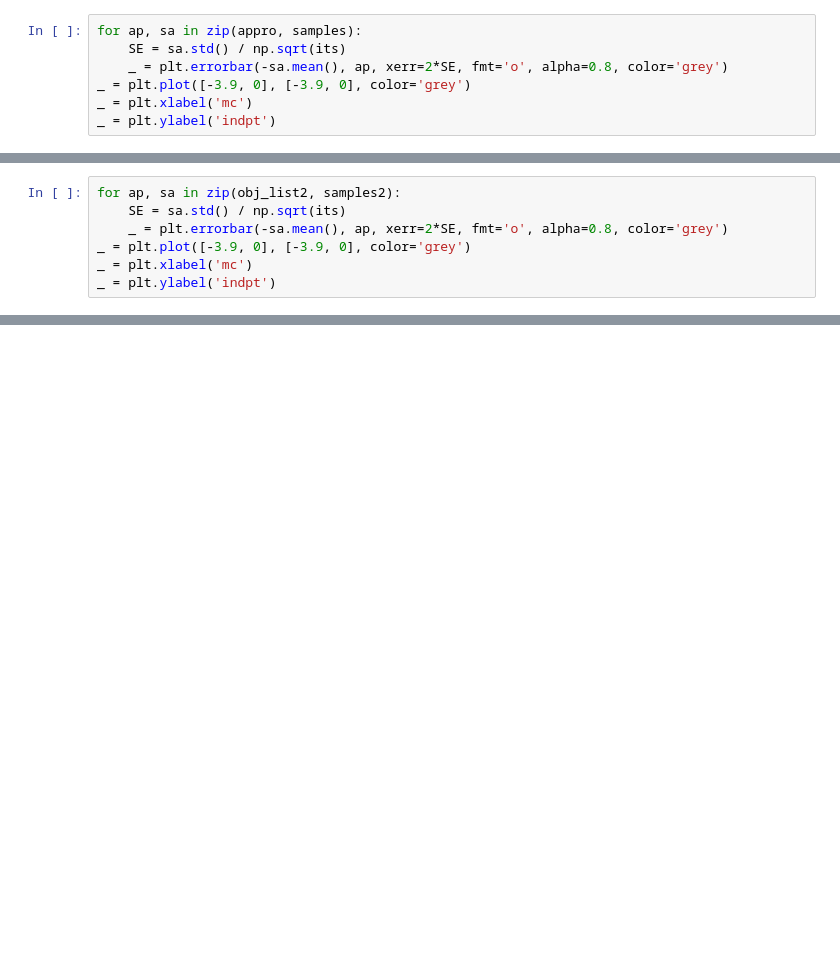
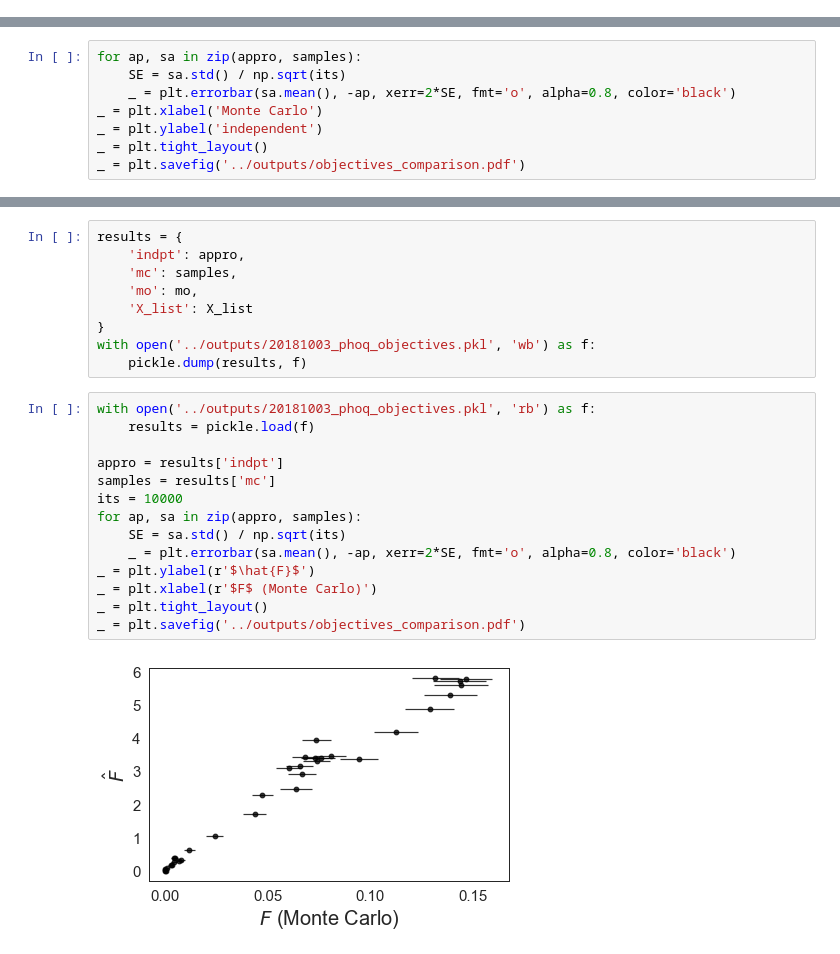
Before and after one commit to yangkky/prob_ssm, a Jupyter notebook: code/plot_objectives.ipynb, the cells around one changed output, grey strips where cells are left out. Drawn from its saved outputs; the diff is of its cells as text; blank space fills up the shorter version.

```diff
--- a/code/plot_objectives.ipynb
+++ b/code/plot_objectives.ipynb
@@ -122,7 +0,0 @@ Wall time: 7min 33s
-# %%
-for ap, sa in zip(appro, samples):
-    SE = sa.std() / np.sqrt(its)
-    _ = plt.errorbar(-sa.mean(), ap, xerr=2*SE, fmt='o', alpha=0.8, color='grey')
-_ = plt.plot([-3.9, 0], [-3.9, 0], color='grey')
-_ = plt.xlabel('mc')
-_ = plt.ylabel('indpt')
@@ -174,7 +0,0 @@ for nn, ob in zip(ns, obj_list2):
-# %%
-for ap, sa in zip(obj_list2, samples2):
-    SE = sa.std() / np.sqrt(its)
-    _ = plt.errorbar(-sa.mean(), ap, xerr=2*SE, fmt='o', alpha=0.8, color='grey')
-_ = plt.plot([-3.9, 0], [-3.9, 0], color='grey')
-_ = plt.xlabel('mc')
-_ = plt.ylabel('indpt')
@@ -204,0 +170,8 @@ tensor(0.)
+# %%
+for ap, sa in zip(appro, samples):
+    SE = sa.std() / np.sqrt(its)
+    _ = plt.errorbar(sa.mean(), -ap, xerr=2*SE, fmt='o', alpha=0.8, color='black')
+_ = plt.xlabel('Monte Carlo')
+_ = plt.ylabel('independent')
+_ = plt.tight_layout()
+_ = plt.savefig('../outputs/objectives_comparison.pdf')
@@ -204,0 +180,25 @@ tensor(0.)
+# %%
+results = {
+    'indpt': appro,
+    'mc': samples,
+    'mo': mo,
+    'X_list': X_list
+}
+with open('../outputs/20181003_phoq_objectives.pkl', 'wb') as f:
+    pickle.dump(results, f)
+# %%
+with open('../outputs/20181003_phoq_objectives.pkl', 'rb') as f:
+    results = pickle.load(f)
+
+appro = results['indpt']
+samples = results['mc']
+its = 10000
+for ap, sa in zip(appro, samples):
+    SE = sa.std() / np.sqrt(its)
+    _ = plt.errorbar(sa.mean(), -ap, xerr=2*SE, fmt='o', alpha=0.8, color='black')
+_ = plt.ylabel(r'$\hat{F}$')
+_ = plt.xlabel(r'$F$ (Monte Carlo)')
+_ = plt.tight_layout()
+_ = plt.savefig('../outputs/objectives_comparison.pdf')
+# %% [output]
+[figure, added]
```
Also changed, not shown: parts of 37 cells of this notebook, 19 other files.
